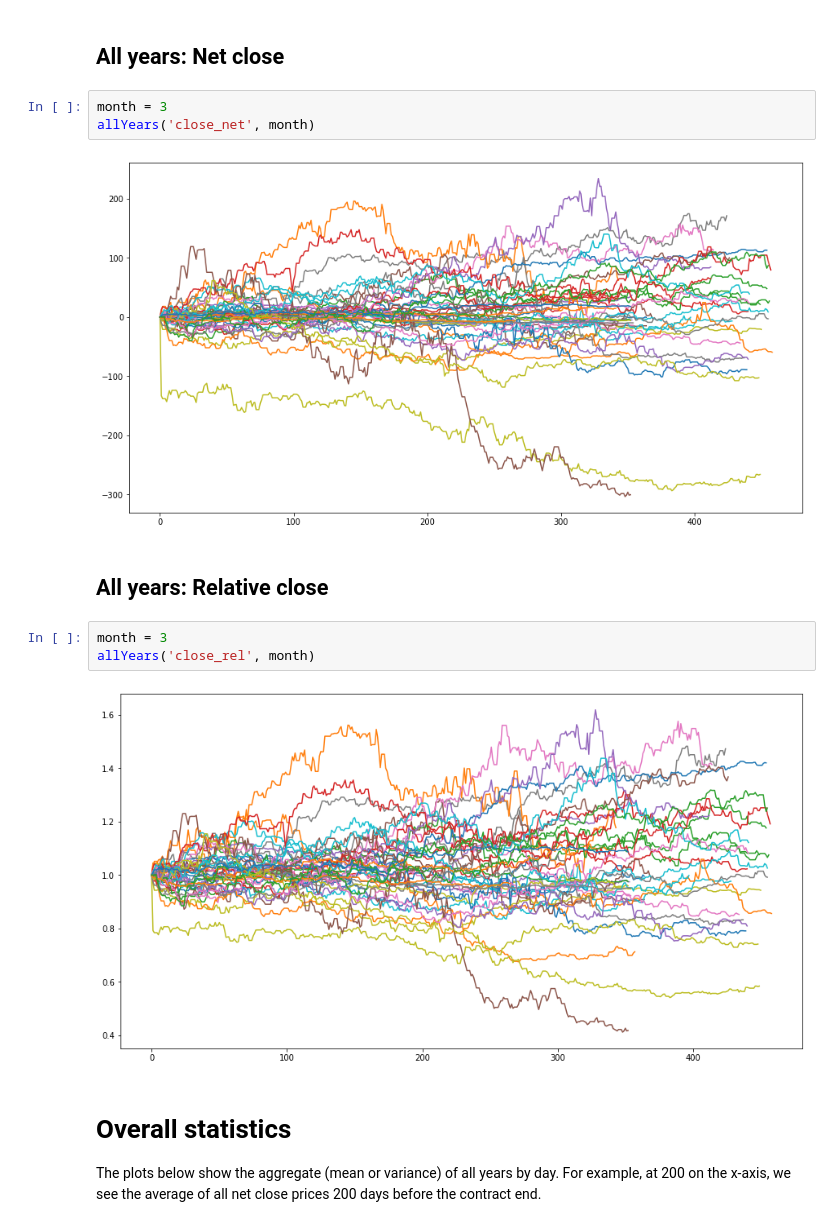
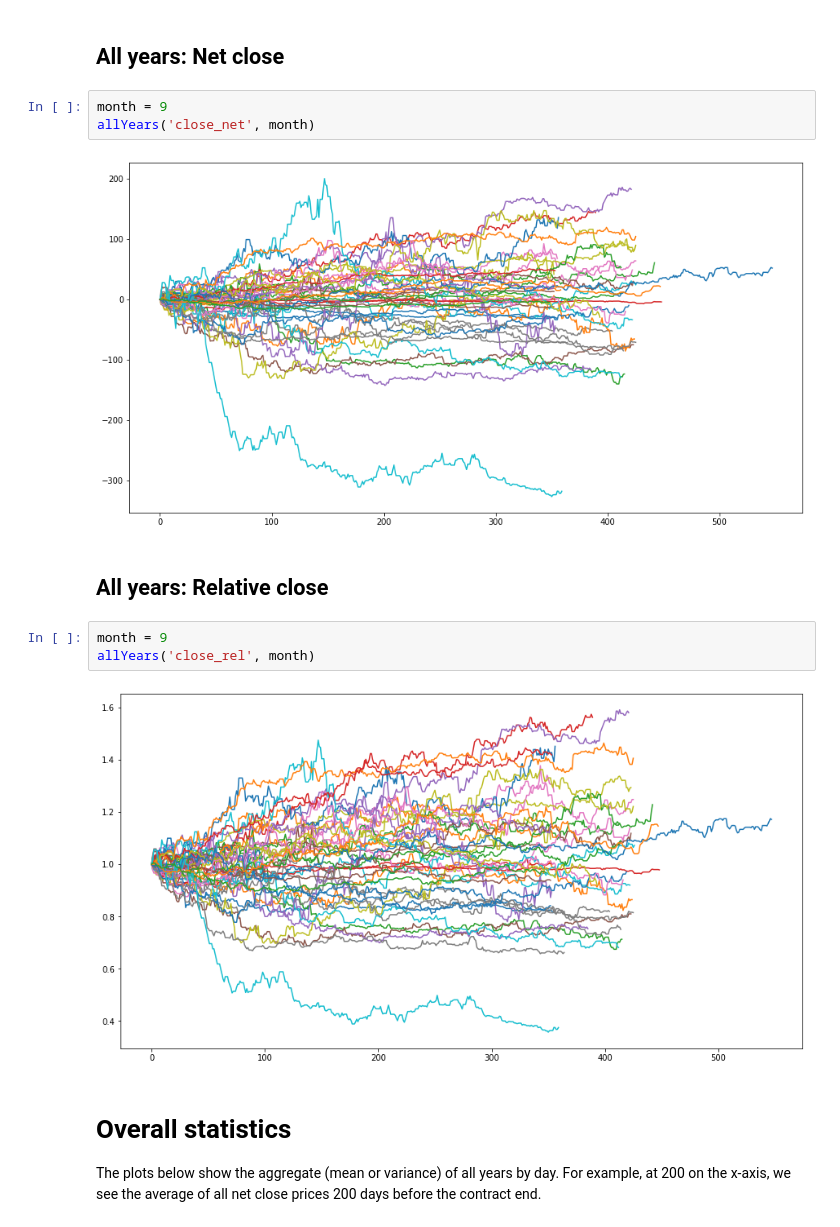
Before and after one commit to vin0110/classes, a Jupyter notebook: data_view.ipynb, the cells around one changed output. Cells and saved outputs as stored; diff of their text form.

```diff
--- a/data_view.ipynb
+++ b/data_view.ipynb
@@ -182,17 +182,17 @@ Contract plots for 1999/3
 # %% [markdown]
 ## All years: Net close
 # %%
-month = 3
+month = 9
 allYears('close_net', month)
 # %% [output]
-[figure, old version]
+[figure, new version]
 # %% [markdown]
 ## All years: Relative close
 # %%
-month = 3
+month = 9
 allYears('close_rel', month)
 # %% [output]
-[figure, old version]
+[figure, new version]
 # %% [markdown]
 # Overall statistics
 The plots below show the aggregate (mean or variance) of all years by day. For example, at 200 on the x-axis, we see the average of all net close prices 200 days before the contract end.
```
Also changed, not shown: parts of 4 cells of this notebook, 6 other files.
